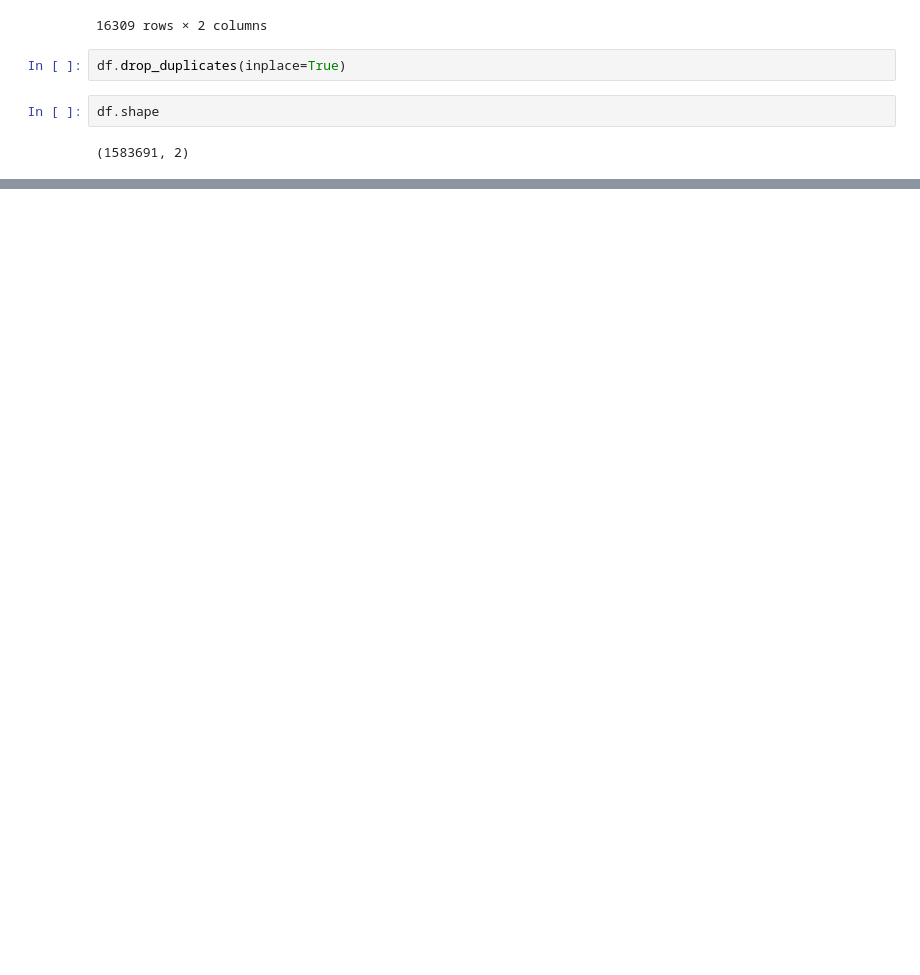
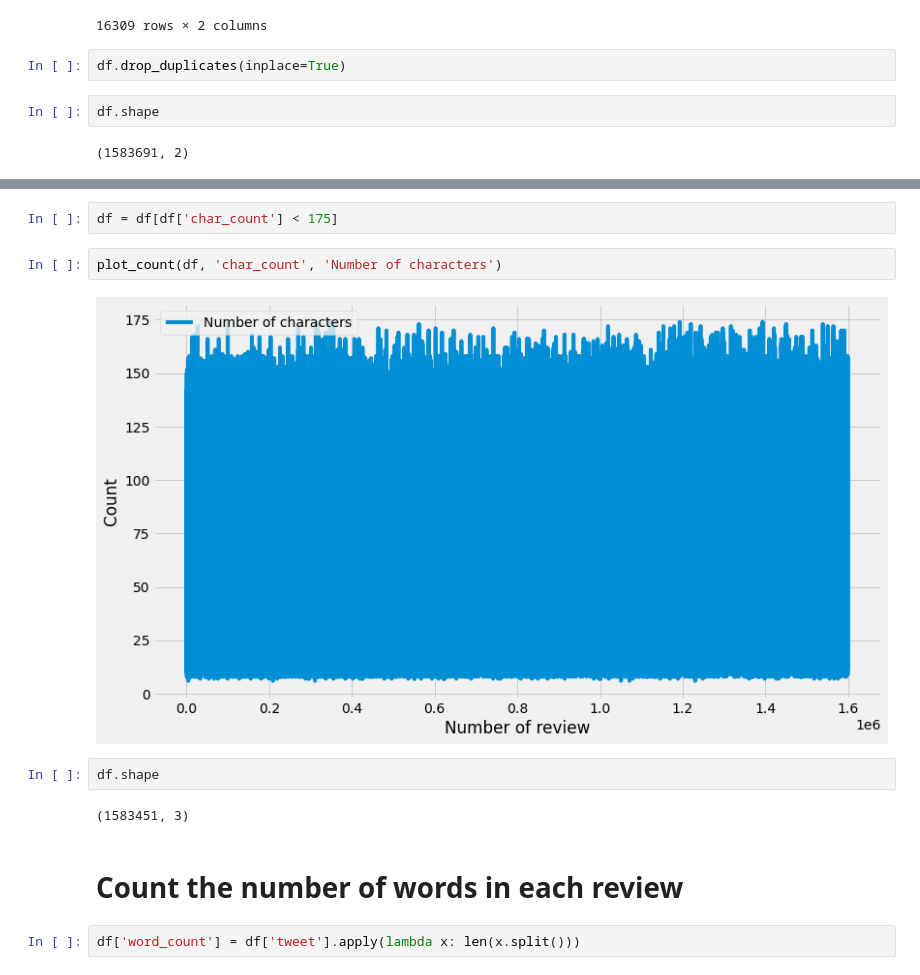
Before and after one commit to yash0307jain/sentiment-analysis, a Jupyter notebook: twitter_tweets/sentiment_analysis_lstm.ipynb, the cells around one changed output, grey strips where cells are left out. Cells and saved outputs as stored; diff of their text form; blank space fills up the shorter version.

```diff
--- a/twitter_tweets/sentiment_analysis_lstm.ipynb
+++ b/twitter_tweets/sentiment_analysis_lstm.ipynb
@@ -122,0 +162,14 @@ df.shape
+# %%
+df = df[df['char_count'] < 175]
+# %%
+plot_count(df, 'char_count', 'Number of characters')
+# %% [output]
+[figure, added]
+# %%
+df.shape
+# %% [output]
+(1583451, 3)
+# %% [markdown]
+# Count the number of words in each review
+# %%
+df['word_count'] = df['tweet'].apply(lambda x: len(x.split()))
```
Also changed, not shown: parts of 69 cells of this notebook.
